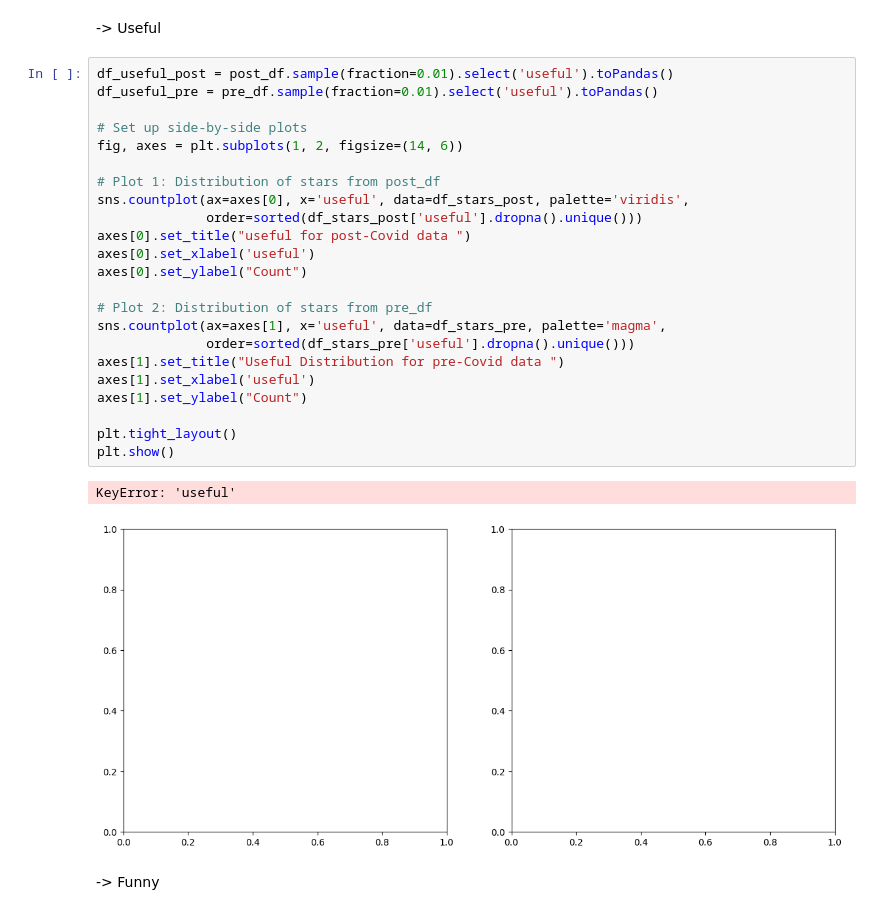
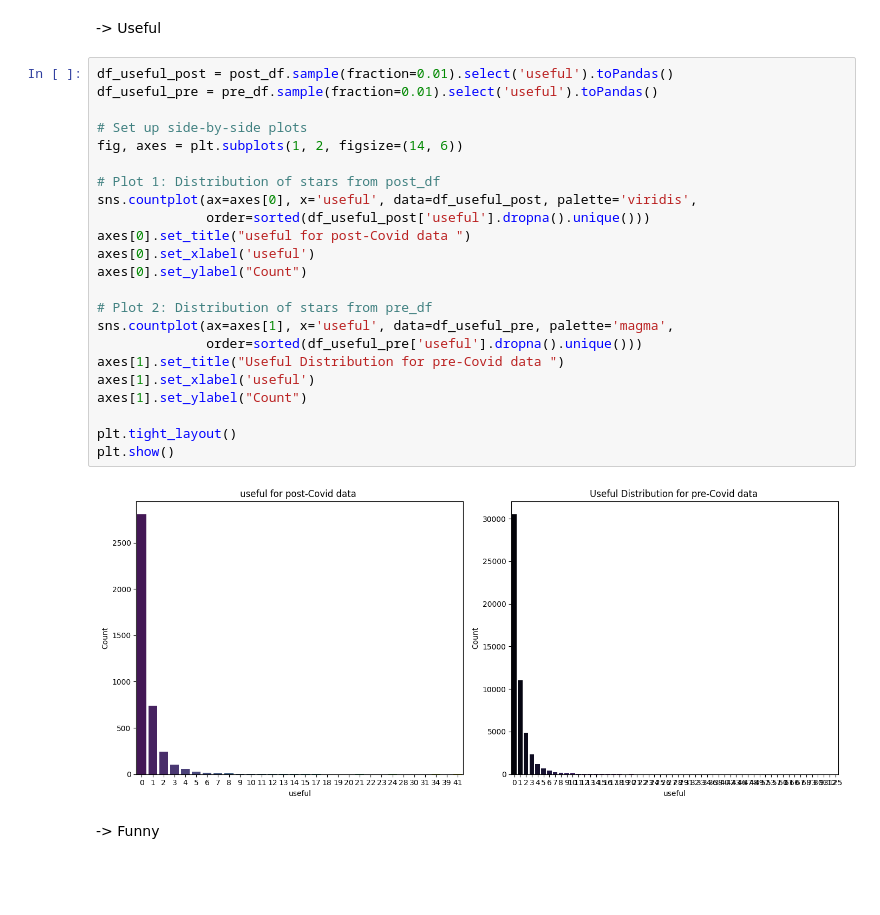
Before and after one commit to Vasiliki655/DSC511-Introduction, a Jupyter notebook: Semester_Project_DSC_511 - Vasia.ipynb, the cells around one changed output. Drawn from its saved outputs; the diff is of its cells as text; blank space fills up the shorter version.

```diff
--- a/Semester_Project_DSC_511 - Vasia.ipynb
+++ b/Semester_Project_DSC_511 - Vasia.ipynb
@@ -249,29 +253,28 @@ plt.show()
 # %%
 df_useful_post = post_df.sample(fraction=0.01).select('useful').toPandas()
 df_useful_pre = pre_df.sample(fraction=0.01).select('useful').toPandas()
 
 # Set up side-by-side plots
 fig, axes = plt.subplots(1, 2, figsize=(14, 6))
 
 # Plot 1: Distribution of stars from post_df
-sns.countplot(ax=axes[0], x='useful', data=df_stars_post, palette='viridis',
-              order=sorted(df_stars_post['useful'].dropna().unique()))
+sns.countplot(ax=axes[0], x='useful', data=df_useful_post, palette='viridis',
+              order=sorted(df_useful_post['useful'].dropna().unique()))
 axes[0].set_title("useful for post-Covid data ")
 axes[0].set_xlabel('useful')
 axes[0].set_ylabel("Count")
 
 # Plot 2: Distribution of stars from pre_df
-sns.countplot(ax=axes[1], x='useful', data=df_stars_pre, palette='magma',
-              order=sorted(df_stars_pre['useful'].dropna().unique()))
+sns.countplot(ax=axes[1], x='useful', data=df_useful_pre, palette='magma',
+              order=sorted(df_useful_pre['useful'].dropna().unique()))
 axes[1].set_title("Useful Distribution for pre-Covid data ")
 axes[1].set_xlabel('useful')
 axes[1].set_ylabel("Count")
 
 plt.tight_layout()
 plt.show()
 # %% [output]
-KeyError: 'useful'
-[figure, old version]
+[figure, new version]
 # %% [markdown]
 -> Funny
 # %%
```
Also changed, not shown: parts of 29 cells of this notebook.
